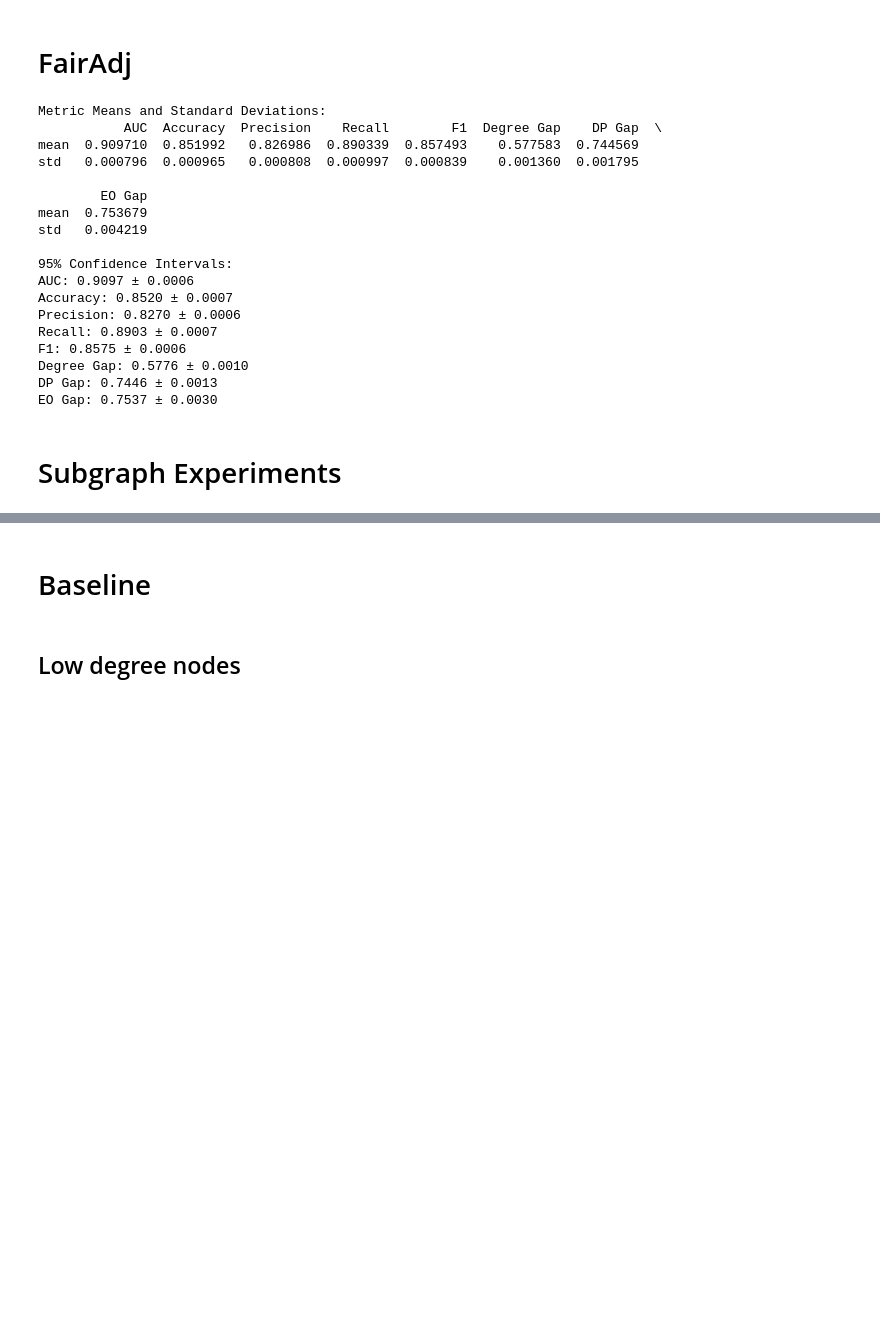
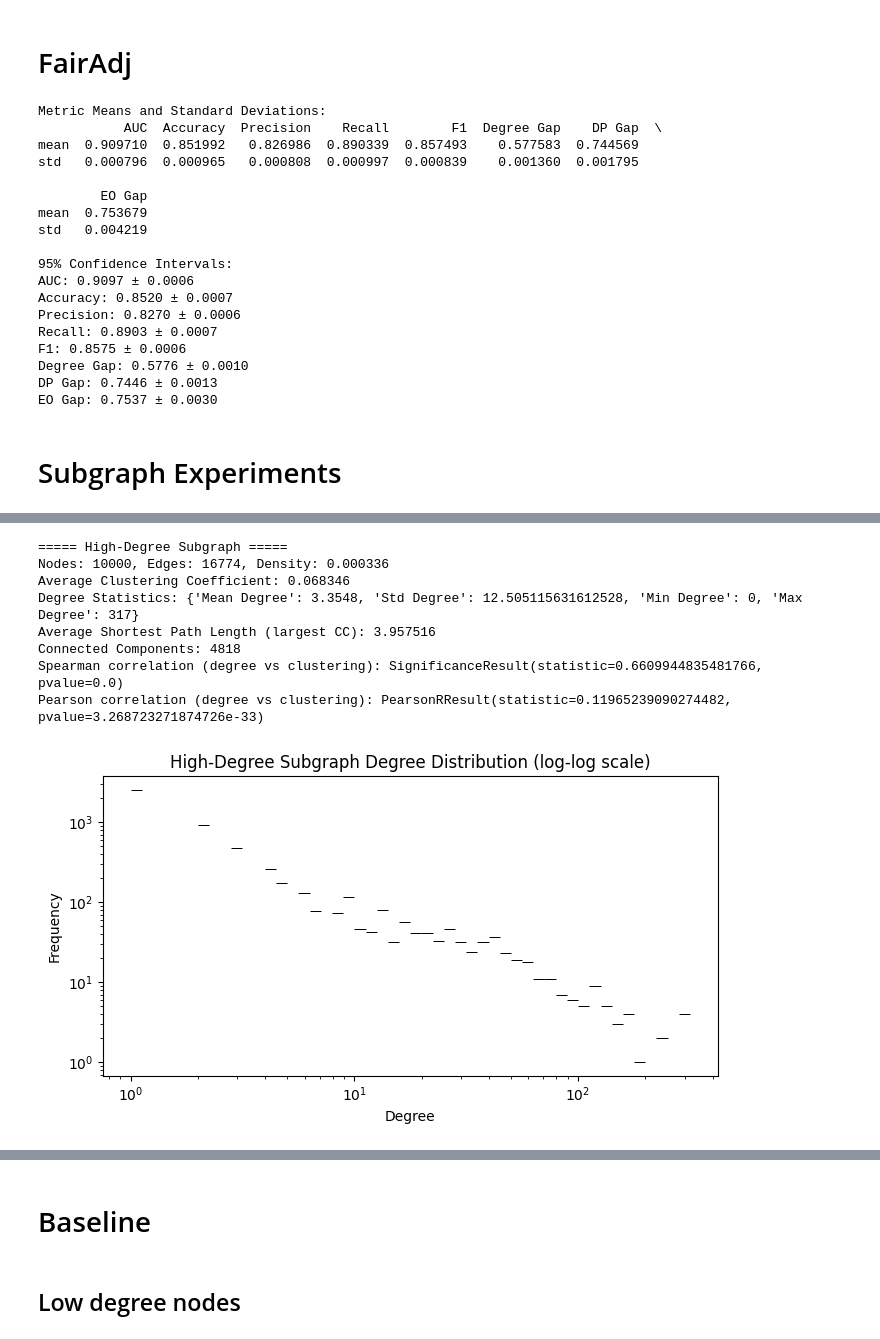
Before and after one commit to MarZim45/thesis_social_networks, a Jupyter notebook: Signed Social Network dataset/archive/signed.ipynb, the cells around one changed output, grey strips where cells are left out. Drawn from its saved outputs; the diff is of its cells as text; code cells hidden in the pictures; blank space fills up the shorter version.

```diff
--- a/Signed Social Network dataset/archive/signed.ipynb
+++ b/Signed Social Network dataset/archive/signed.ipynb
@@ -1022,0 +1114,80 @@ High-degree avg: 21.70, Low-degree avg: 1.00
+# %%
+# Build subgraphs
+G_high = G_signed.subgraph(high_nodes).copy()
+G_low = G_signed.subgraph(low_nodes).copy()
+
+def analyze_graph_stats(G, name="Graph"):
+    print(f"{name}")
+
+    num_nodes = G.number_of_nodes()
+    num_edges = G.number_of_edges()
+    density = nx.density(G)
+    print(f'Nodes: {num_nodes}, Edges: {num_edges}, Density: {density:.6f}')
+
+    G_undirected = G.to_undirected()
+    avg_clustering = nx.average_clustering(G_undirected)
+    print(f'Average Clustering Coefficient: {avg_clustering:.6f}')
+
+    degrees = [deg for _, deg in G.degree()]
+    degree_stats = {
+        "Mean Degree": np.mean(degrees),
+        "Std Degree": np.std(degrees),
+        "Min Degree": np.min(degrees),
+        "Max Degree": np.max(degrees),
+    }
+    print("Degree Statistics:", degree_stats)
+
+    if nx.is_connected(G_undirected):
+        avg_path_len = nx.average_shortest_path_length(G_undirected)
+    else:
+        largest_cc = max(nx.connected_components(G_undirected), key=len)
+        G_cc = G_undirected.subgraph(largest_cc)
+        avg_path_len = nx.average_shortest_path_length(G_cc)
+    print(f'Average Shortest Path Length (largest CC): {avg_path_len:.6f}')
+
+    num_conn_comp = nx.number_connected_components(G_undirected)
+    print(f'Connected Components: {num_conn_comp}')
+
+    clustering_dict = nx.clustering(G_undirected)
+    clustering_values = [clustering_dict[n] for n in G.nodes()]
+    degree_values = [G.degree(n) for n in G.nodes()]
+    df_corr = pd.DataFrame({'degree': degree_values, 'clustering': clustering_values})
+
+    spearman_corr = spearmanr(df_corr['degree'], df_corr['clustering'])
+    pearson_corr = pearsonr(df_corr['degree'], df_corr['clustering'])
+    print(f"Spearman correlation (degree vs clustering): {spearman_corr}")
+    print(f"Pearson correlation (degree vs clustering): {pearson_corr}")
+
+    # Plot degree distribution
+    plt.figure(figsize=(7, 4))
+    sns.histplot(degree_values, bins=50, log_scale=(True, True))
+    plt.title(f'{name} Degree Distribution (log-log scale)')
+    plt.xlabel('Degree')
+    plt.ylabel('Frequency')
+    plt.tight_layout()
+    plt.show()
+
+    # Clustering vs Degree scatter
+    plt.figure(figsize=(7, 4))
+    sns.scatterplot(x='degree', y='clustering', data=df_corr, alpha=0.3)
+    plt.xscale('log')
+    plt.yscale('log')
+    plt.title(f'{name}: Degree vs Clustering Coefficient')
+    plt.xlabel('Degree')
+    plt.ylabel('Clustering Coefficient')
+    plt.tight_layout()
+    plt.show()
+
+# Analyze both subgraphs
+analyze_graph_stats(G_high, name="High-Degree Subgraph")
+analyze_graph_stats(G_low, name="Low-Degree Subgraph")
+# %% [output]
+===== High-Degree Subgraph =====
+Nodes: 10000, Edges: 16774, Density: 0.000336
+Average Clustering Coefficient: 0.068346
+Degree Statistics: {'Mean Degree': 3.3548, 'Std Degree': 12.505115631612528, 'Min Degree': 0, 'Max Degree': 317}
+Average Shortest Path Length (largest CC): 3.957516
+Connected Components: 4818
+Spearman correlation (degree vs clustering): SignificanceResult(statistic=0.6609944835481766, pvalue=0.0)
+Pearson correlation (degree vs clustering): PearsonRResult(statistic=0.11965239090274482, pvalue=3.268723271874726e-33)
+[figure, added]
```
Also changed, not shown: parts of 5 cells of this notebook, 1 other file.
